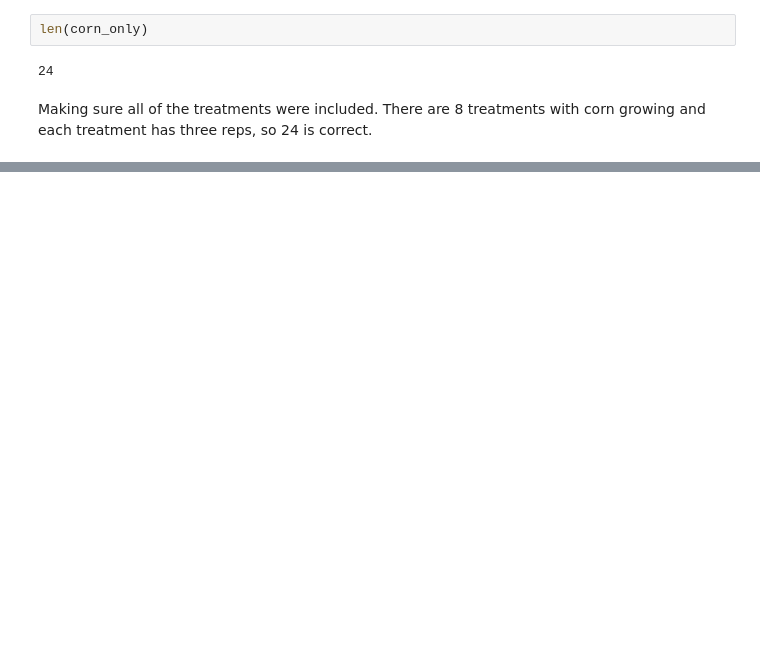
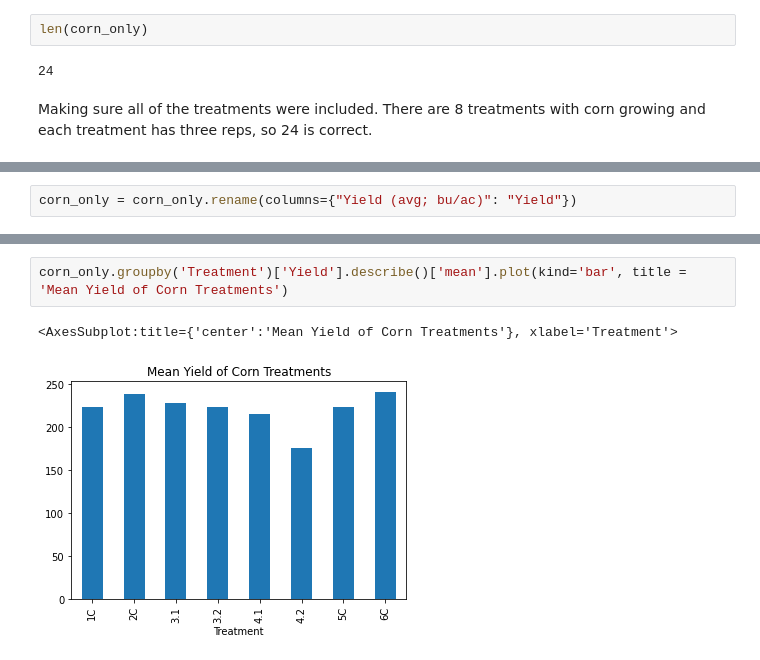
Before and after one commit to gabbymyers/516X-Project, a Jupyter notebook: _data/Yield Analysis.ipynb, the cells around one changed output, grey strips where cells are left out. Cells and saved outputs as stored; diff of their text form; blank space fills up the shorter version.

```diff
--- a/_data/Yield Analysis.ipynb
+++ b/_data/Yield Analysis.ipynb
@@ -69,0 +90,2 @@ plt.savefig('corn_yield_box.png')
+# %%
+corn_only = corn_only.rename(columns={"Yield (avg; bu/ac)": "Yield"})
@@ -69,0 +112,5 @@ plt.savefig('corn_yield_box.png')
+# %%
+corn_only.groupby('Treatment')['Yield'].describe()['mean'].plot(kind='bar', title = 'Mean Yield of Corn Treatments')
+# %% [output]
+<AxesSubplot:title={'center':'Mean Yield of Corn Treatments'}, xlabel='Treatment'>
+[figure, added]
```
Also changed, not shown: parts of 15 cells of this notebook.
